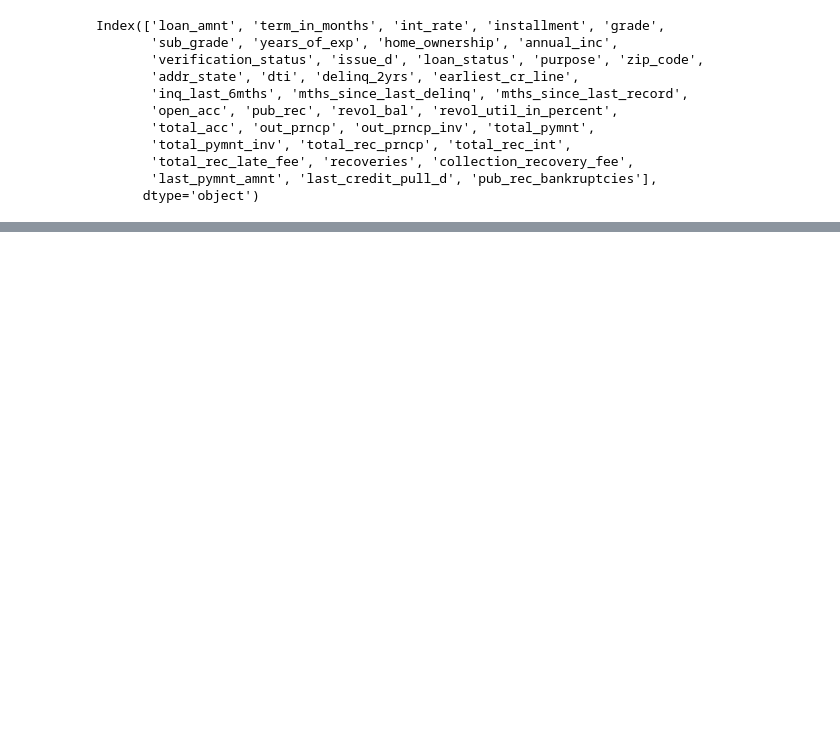
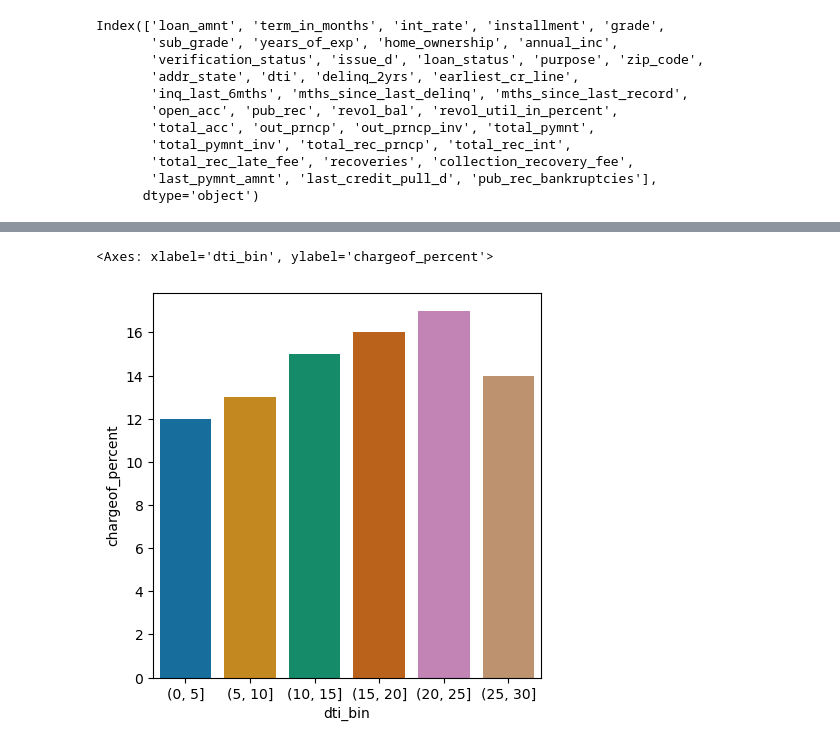
Before and after one commit to arunprasadkumaran/lending-club-case-study, a Jupyter notebook: ArunPrasad.ipynb, the cells around one changed output, grey strips where cells are left out. Cells and saved outputs as stored; diff of their text form; code cells hidden in the pictures; blank space fills up the shorter version.

```diff
--- a/ArunPrasad.ipynb
+++ b/ArunPrasad.ipynb
@@ -351,0 +399,12 @@ sns.scatterplot(x="loan_amnt",
+# %%
+#lc_analysis_data[lc_analysis_data['loan_status'] == 'Charged Off'][{'mths_since_last_delinq', 'delinq_2yrs', 'total_acc','inq_last_6mths', 'dti'}].sort_values(by=['dti'], ascending=False)
+dtbins = [0, 5, 10, 15, 20, 25, 30]
+lc_analysis_data['dti_bin'] = pd.cut(lc_analysis_data['dti'], dtbins)
+
+defaultpercent_by_dti = lc_analysis_data.groupby(['dti_bin', 'loan_status']).agg({'grade': 'count'})
+defaultpercent_by_dti['tot_num_loans'] = defaultpercent_by_dti.groupby('dti_bin')['grade'].transform('sum')
+defaultpercent_by_dti['chargeof_percent'] = round(100 * defaultpercent_by_dti['grade'] / defaultpercent_by_dti['tot_num_loans'], 0)
+defaultpercent_by_dti = defaultpercent_by_dti.reset_index(level=['dti_bin', 'loan_status'])
+defaultpercent_by_dti = defaultpercent_by_dti.rename(columns={'grade': 'num_of_loans'})[defaultpercent_by_dti.loan_status=='Charged Off']
+defaultpercent_by_dti
+#defaultpercent_by_grade_purpose
@@ -351,0 +419,11 @@ sns.scatterplot(x="loan_amnt",
+# %%
+fig, ax = plt.subplots(figsize=(5,5))
+sns.set_palette('colorblind')
+sns.barplot(x = 'dti_bin', y ='chargeof_percent',
+              data = defaultpercent_by_dti)
+
+# Observations
+# Risk of chargeof is higher with borrowers with higher Debt to Income ration
+# %% [output]
+<Axes: xlabel='dti_bin', ylabel='chargeof_percent'>
+[figure, added]
```
Also changed, not shown: parts of 22 cells of this notebook.
